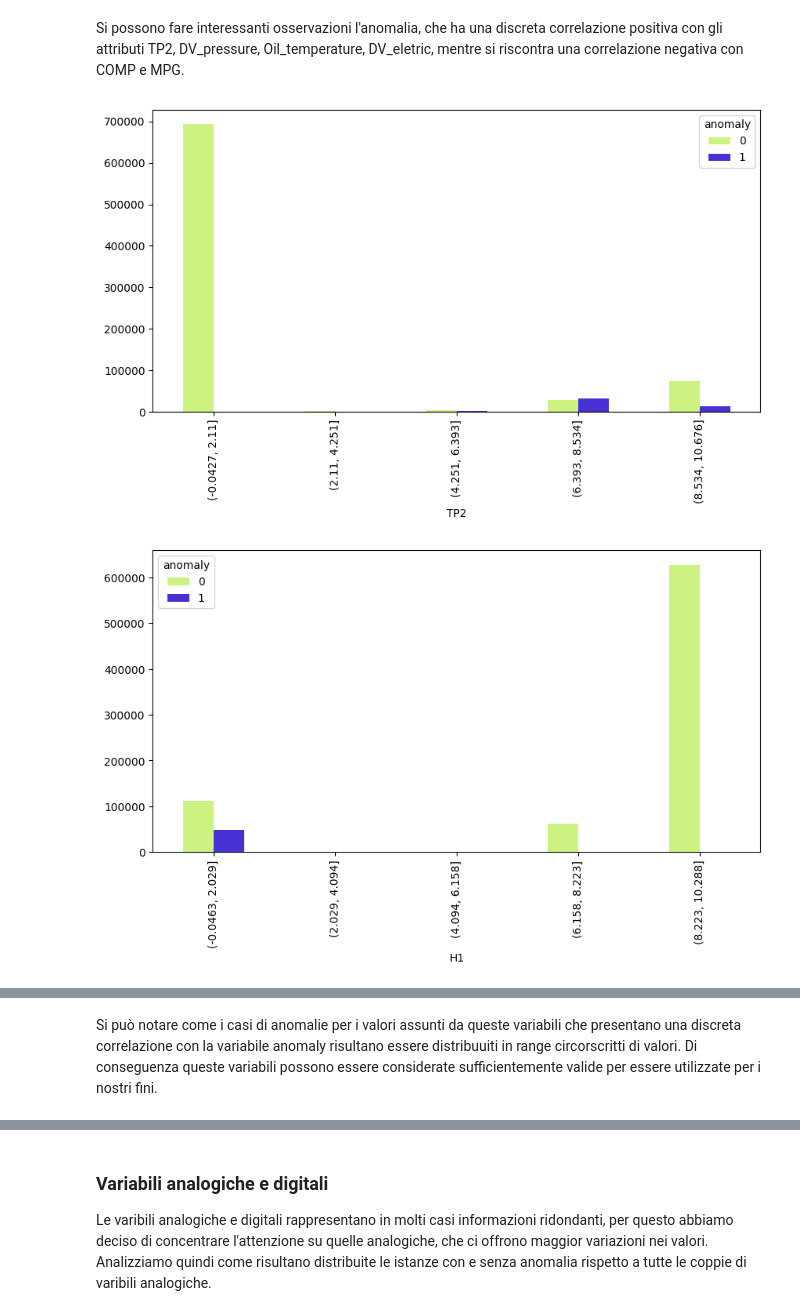
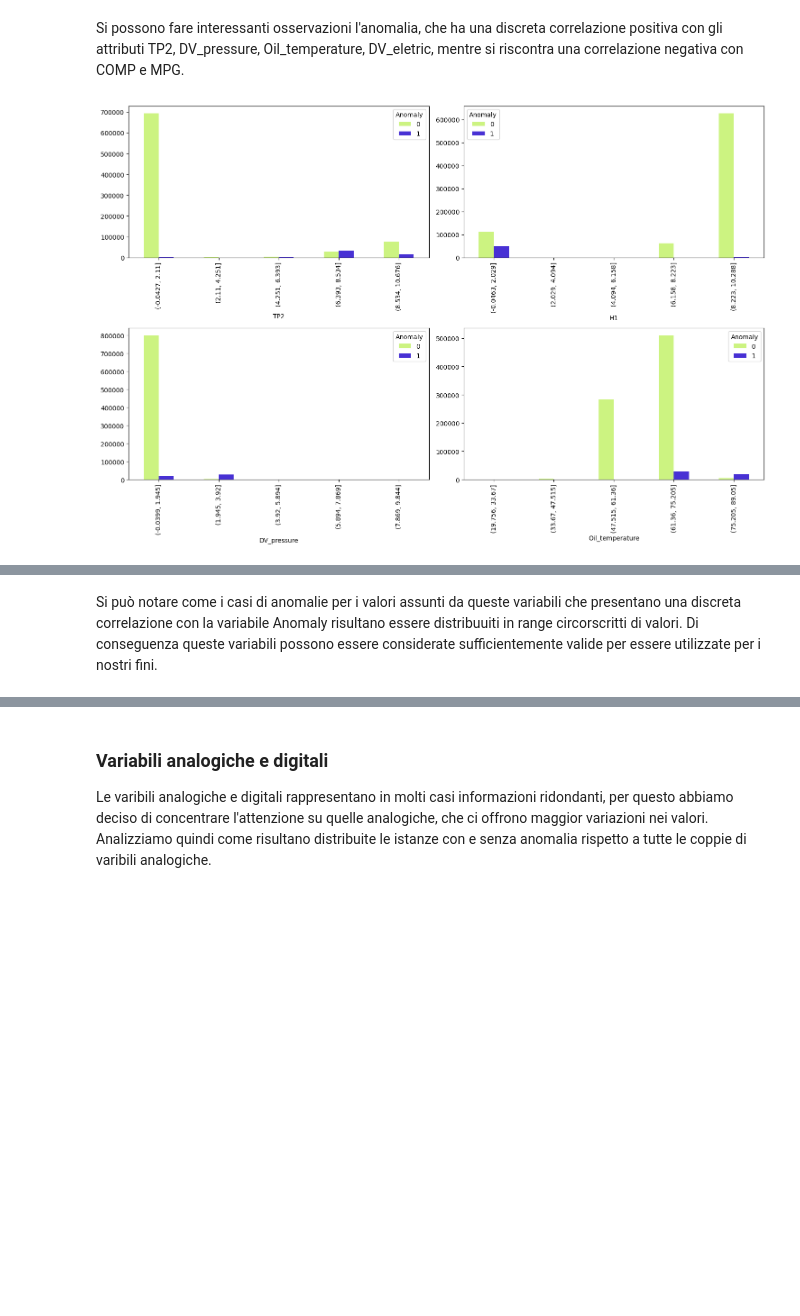
Before and after one commit to AlessandroSciarrillo/DIA-project, a Jupyter notebook: test_metro3.ipynb, the cells around one changed output, grey strips where cells are left out. Cells and saved outputs as stored; diff of their text form; code cells hidden in the pictures; blank space fills up the shorter version.

Commit message:
refactor graphs and added test for cross-validation and gridsearch

```diff
--- a/test_metro3.ipynb
+++ b/test_metro3.ipynb
@@ -68,9 +68,9 @@ dataset_full.head()
 ### Prima fase di pulizia dei dati
 Rimuoviamo la prima colonna, in quanto contiene degli identificatori non informativi per il nostro scopo e impostiamo il timestamp come indice.
 # %%
-dataset = dataset_full.drop(dataset_full.columns[[0]], axis=1)
-dataset.set_index(["timestamp"],  inplace=True)
-dataset.head()
+df = df_full.drop(df_full.columns[[0]], axis=1)
+df.set_index(["timestamp"],  inplace=True)
+df.head()
 # %% [output]
 |  | TP2 | TP3 | H1 | DV_pressure | Reservoirs | Oil_temperature | Motor_current | COMP | ... |
 | timestamp |  |  |  |  |  |  |  |  | ... |
@@ -116,16 +116,16 @@ Definiamo quindi una nuova varibile binaria "anomaly" con avrà valore 1 per le
 
 (2): https://ieeexplore.ieee.org/document/9564181
 # %%
-dataset["anomaly"] = 0
+df["Anomaly"] = 0
 
 def set_anomaly(anomaly_intervals):
-    anomaly = dataset["anomaly"].copy()
+    anomaly = df["Anomaly"].copy()
     for s, e in anomaly_intervals:
         start = [int(st) for st in s.split(',')]
         end   = [int(en) for en in e.split(',')]
-        anomaly_interval = (dataset.index >= datetime.datetime(*start)) & (dataset.index <= datetime.datetime(*end))
+        anomaly_interval = (df.index >= datetime.datetime(*start)) & (df.index <= datetime.datetime(*end))
         anomaly[anomaly_interval] = 1
-    dataset["anomaly"] = anomaly
+    df["Anomaly"] = anomaly
 
 anomaly_intervals = [
     ('2020,4,12,11,50,0',   '2020,4,12,23,30,0'),
@@ -153,6 +153,6 @@ anomaly_intervals = [
 
 set_anomaly(anomaly_intervals)
 
-mask = (dataset.index > datetime.datetime(2020, 5, 18, 4, 59, 0)) & (dataset.index <= datetime.datetime(2020, 5, 18, 5, 1, 0))
-dataset[mask].loc[:, "anomaly":]
+mask = (df.index > datetime.datetime(2020, 5, 18, 4, 59, 0)) & (df.index <= datetime.datetime(2020, 5, 18, 5, 1, 0))
+df[mask].loc[:, "Anomaly":]
 # %% [output]
@@ -173,8 +173,8 @@ dataset[mask].loc[:, "anomaly":]
 # %% [markdown]
 Dato che il labeling sulle anomalia è stato svolto in un periodo più ristretto rispetto a quello dataset intero, consideriamo i dati relativi solo a quel periodo (Aprile-Luglio 2020)
 # %%
-dataset = dataset[ (dataset.index.date >= datetime.date(2020, 4, 1)) & (dataset.index.date < datetime.date(2020, 8, 1)) ]
-print("Data di inizio del periodo di interesse:", dataset.index.min(), "\nData di fine del periodo di interesse:\t", dataset.index.max())
+df = df[ (df.index.date >= datetime.date(2020, 4, 1)) & (df.index.date < datetime.date(2020, 8, 1)) ]
+print("Data di inizio del periodo di interesse:", df.index.min(), "\nData di fine del periodo di interesse:\t", df.index.max())
 # %% [output]
 Data di inizio del periodo di interesse: 2020-04-01 00:00:09
 Data di fine del periodo di interesse:   2020-07-31 23:59:52
@@ -204,12 +204,12 @@ plt.pie( np.bincount(dataset["anomaly"]), labels=["Not Anomaly", "Anomaly"], col
 [figure]
 # %%
 green_diamond = dict(markerfacecolor='#4831D4', marker='D')
-for col in dataset.columns[:7]:
+for col in df.columns[:7]:
     fig, ax = plt.subplots(1,2, figsize=(10,5))
     ax[0].set_title(col+" Boxplot")
     ax[1].set_title(col+" Hist")
-    ax[0].boxplot(dataset[col], flierprops=green_diamond, vert=False )
-    ax[1].hist(dataset[col], color=["#317773"])
+    ax[0].boxplot(df[col], flierprops=green_diamond, vert=False )
+    ax[1].hist(df[col], color=["#317773"])
 # %% [output]
 [figure]
 [figure]
@@ -238,9 +238,13 @@ Si possono fare interessanti osservazioni l'anomalia, che ha una discreta correl
 # %%
 high_corr_analog = ["TP2", "H1", "DV_pressure", "Oil_temperature"]
 
-# TODO fix, plot in one figure
-for col in high_corr_analog:
-    dataset.groupby(  [ pd.cut(dataset[col], bins=5), "anomaly" ]  ).size().unstack("anomaly").plot.bar(stacked=False, color=["#CCF381","#4831D4"], figsize=(10,5))
+fig, axs = plt.subplots(2, 2, figsize=(15, 10))
+
+for i, col in enumerate(high_corr_analog):
+    bars = df.groupby(  [ pd.cut(df[col], bins=5), "Anomaly" ]  ).size().unstack("Anomaly")
+    bars.plot(kind="bar", color=["#CCF381","#4831D4"], ax=axs[i//2, i%2])
+
+plt.tight_layout()
+plt.show()
 # %% [output]
-[figure, old version]
+[figure, new version]
-[figure, removed]
@@ -249,5 +251,5 @@ for col in high_corr_analog:
 # %% [markdown]
-Si può notare come i casi di anomalie per i valori assunti da queste variabili che presentano una discreta correlazione con la variabile anomaly risultano essere distribuuiti in range circorscritti di valori. Di conseguenza queste variabili possono essere considerate sufficientemente valide per essere utilizzate per i nostri fini.
+Si può notare come i casi di anomalie per i valori assunti da queste variabili che presentano una discreta correlazione con la variabile Anomaly risultano essere distribuuiti in range circorscritti di valori. Di conseguenza queste variabili possono essere considerate sufficientemente valide per essere utilizzate per i nostri fini.
 # %%
 high_corr_digital = ["COMP", "MPG"]
 
```
Also changed, not shown: parts of 35 cells of this notebook.
